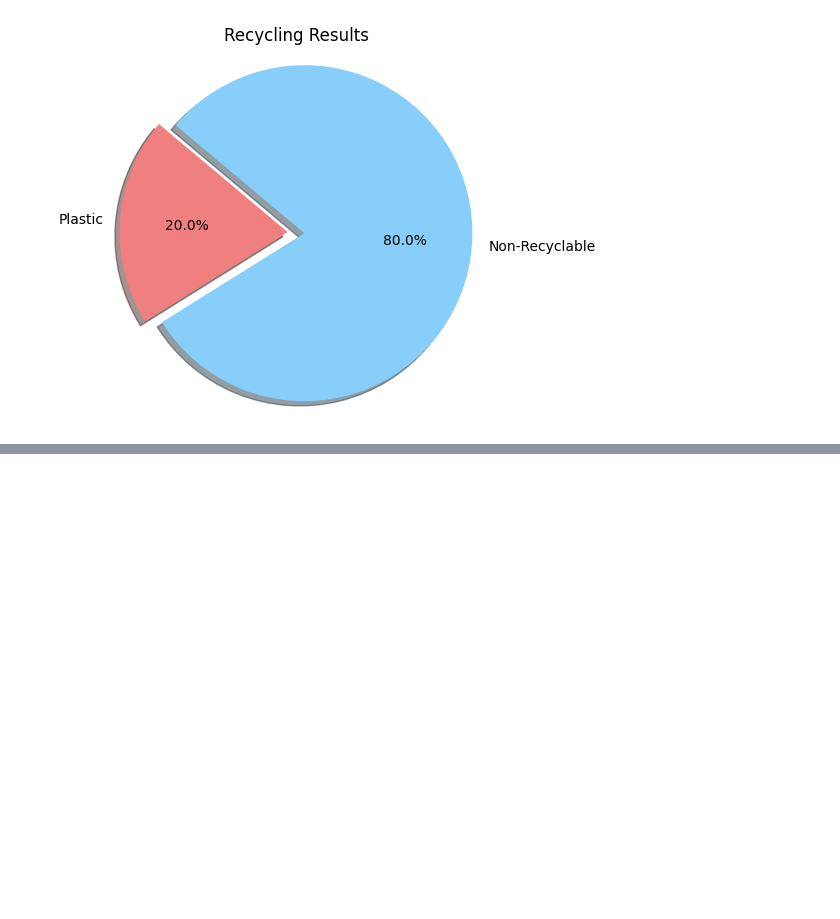
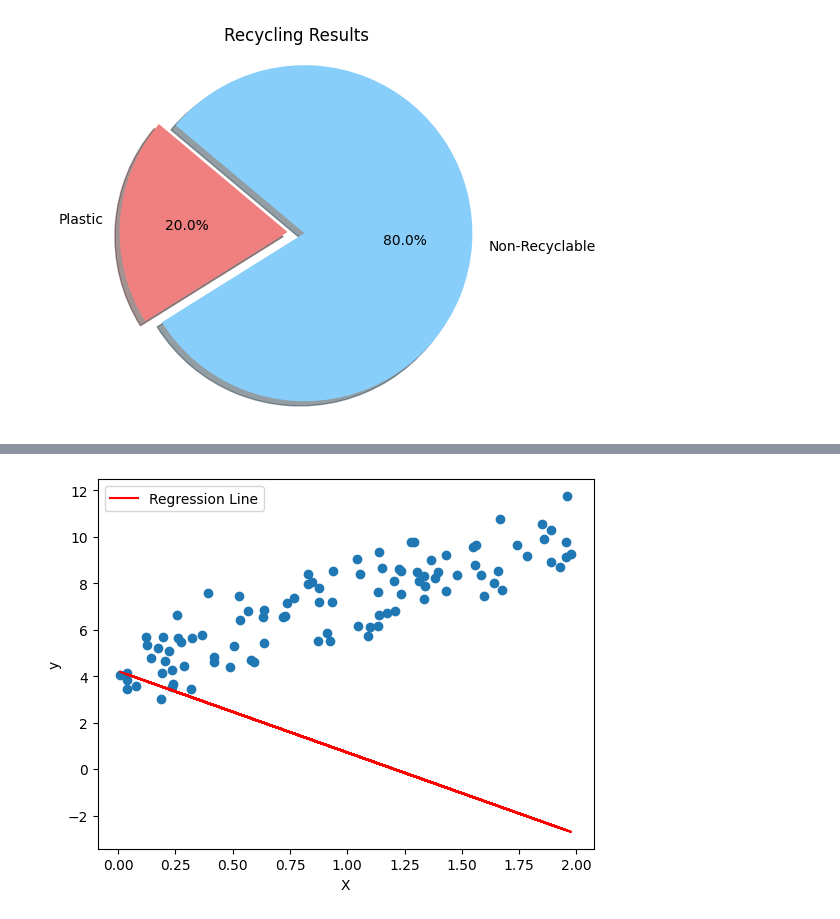
Before and after one commit to iamkiruthika/EcoAR, a Jupyter notebook: EcoAR.ipynb, the cells around one changed output, grey strips where cells are left out. Drawn from its saved outputs; the diff is of its cells as text; code cells hidden in the pictures; blank space fills up the shorter version.

```diff
--- a/EcoAR.ipynb
+++ b/EcoAR.ipynb
@@ -215,0 +406,32 @@ Recycle the following item: Glass
+# %%
+# Install required libraries
+!pip install scikit-learn ipywidgets
+
+import numpy as np
+import matplotlib.pyplot as plt
+from sklearn.linear_model import LinearRegression
+from ipywidgets import interact, widgets
+
+# Generate some sample data
+np.random.seed(42)
+X = 2 * np.random.rand(100, 1)
+y = 4 + 3 * X + np.random.randn(100, 1)
+
+# Train a linear regression model
+model = LinearRegression()
+model.fit(X, y)
+
+# Function to plot the data and regression line
+def plot_regression_line(slope, intercept):
+    plt.scatter(X, y)
+    plt.plot(X, slope * X + intercept, 'r', label='Regression Line')
+    plt.xlabel('X')
+    plt.ylabel('y')
+    plt.legend()
+    plt.show()
+
+# Interactive widget for exploring the regression line
+interact(plot_regression_line, slope=widgets.FloatSlider(value=model.coef_[0][0], min=-5, max=5, step=0.1),
+         intercept=widgets.FloatSlider(value=model.intercept_[0], min=-5, max=5, step=0.1));
+# %% [output]
+[figure, added]
```
Also changed, not shown: parts of 13 cells of this notebook.
